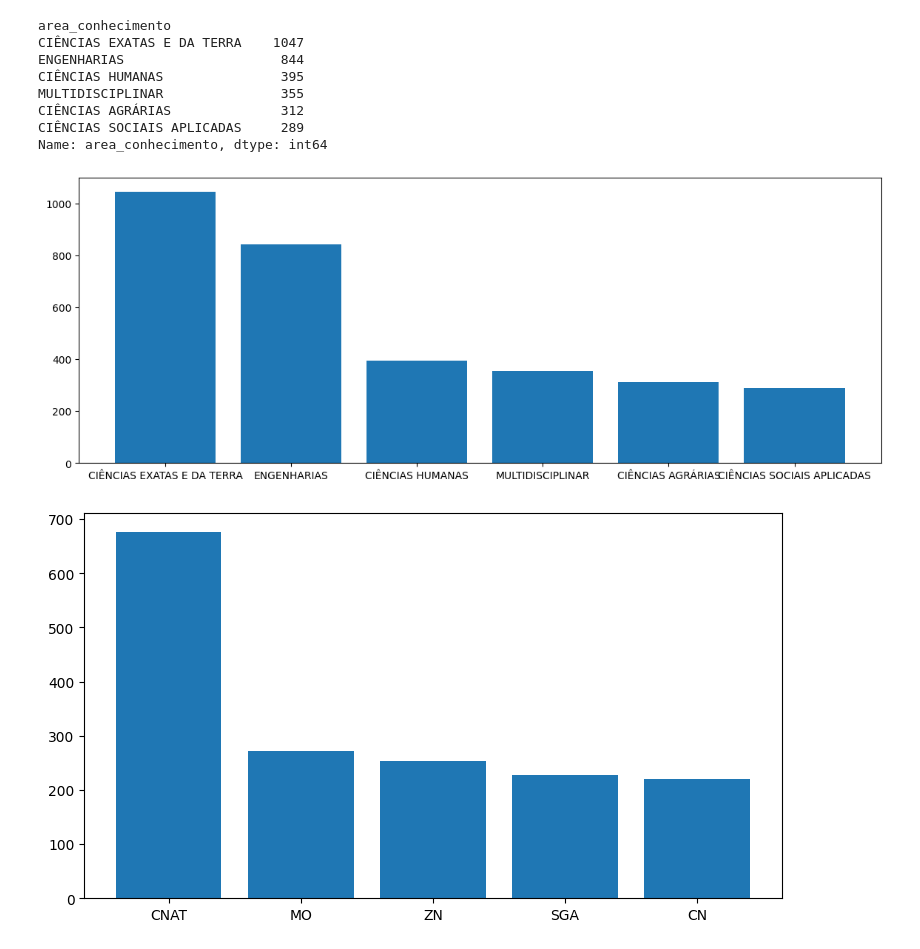
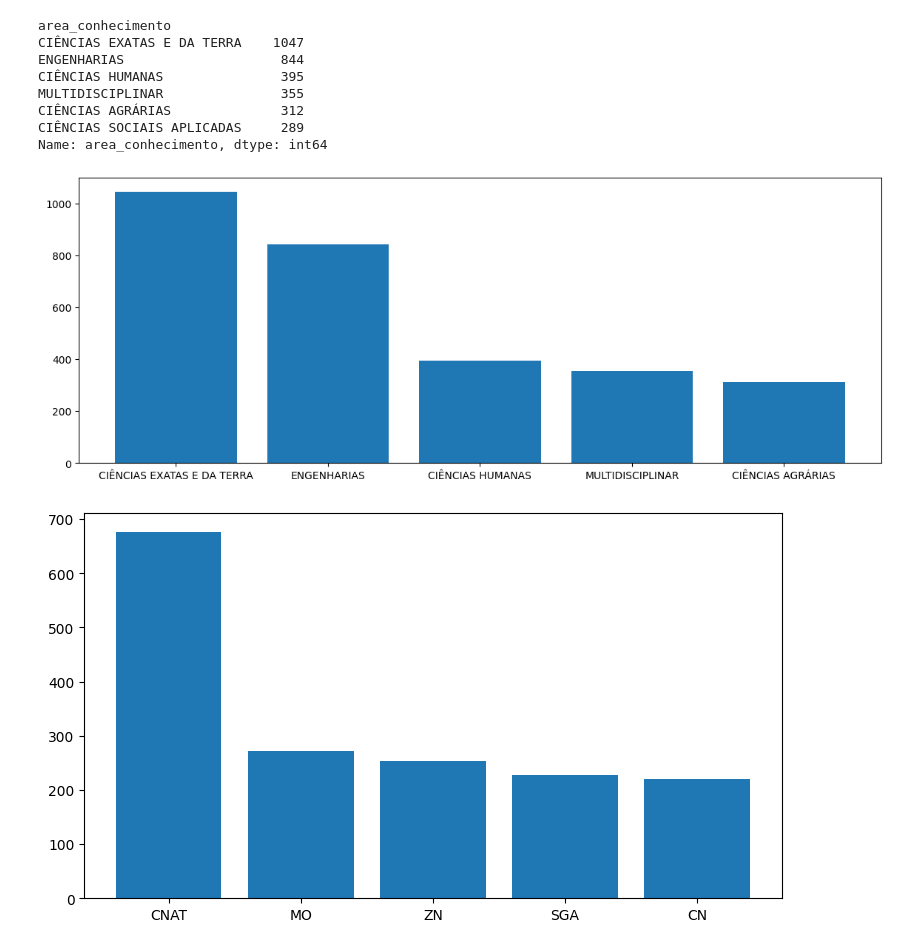
Before and after one commit to MatheusFLtechnology/tcc, a Jupyter notebook: Projetos_pesquisa.ipynb, the cells around one changed output. Saved outputs shown, nothing was run; the diff lists cells and outputs as text; code cells hidden in the pictures.

```diff
--- a/Projetos_pesquisa.ipynb
+++ b/Projetos_pesquisa.ipynb
@@ -86,3 +91,7 @@ Name: inicio_execucao, Length: 482, dtype: int64
+# %%
+# Mudança nos nomes das colunas que correpondem a mesma área nos dois dataframes
+pesquisa.rename(columns={'sub_area_conhecimento': 'area'}, inplace = True)
+#extensao.rename(columns={'area_conhecimento': 'area'}, inplace = True)
 # %%
 pesquisa['duracao'] = pesquisa['fim_execucao'] - pesquisa['inicio_execucao']
 pesquisa
@@ -285,14 +280,14 @@ CIÊNCIAS SOCIAIS APLICADAS     289
 Name: area_conhecimento, dtype: int64
 # %%
 # 5 áreas com a maior quantidade de projetos de pesquisa
-pesquisa_area = pesquisa.groupby('area_conhecimento')['area_conhecimento'].count().sort_values(ascending=False).head(6)
+pesquisa_area = pesquisa.groupby('area_conhecimento')['area_conhecimento'].count().sort_values(ascending=False).head(5)
 x = pesquisa_area.index
 y = pesquisa_area.values
 plt.figure(figsize=(14,5))
 plt.bar(x,y)
 plt.show()
 # %% [output]
-[figure, old version]
+[figure, new version]
 # %%
 # 5 campus com mais  projetos de pesquisa
 pesquisa_campus = pesquisa.groupby('campus')['campus'].count().sort_values(ascending=False).head(5)
```
Also changed, not shown: parts of 6 cells of this notebook, 7 other files.
